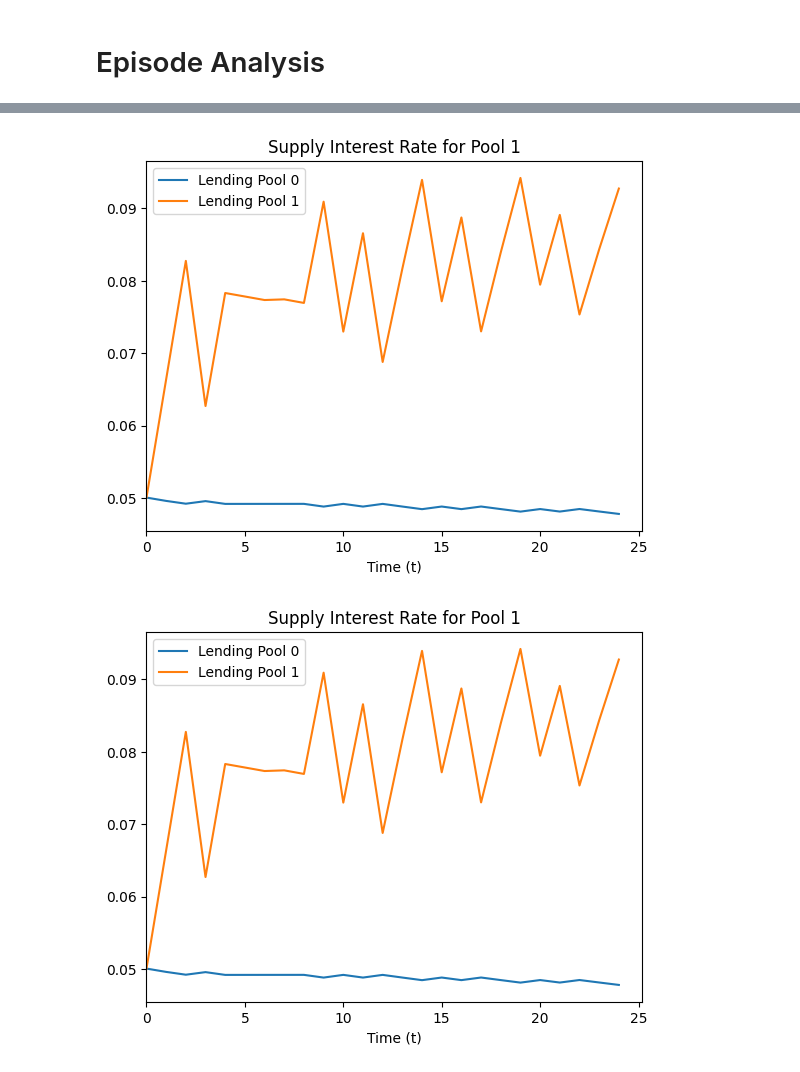
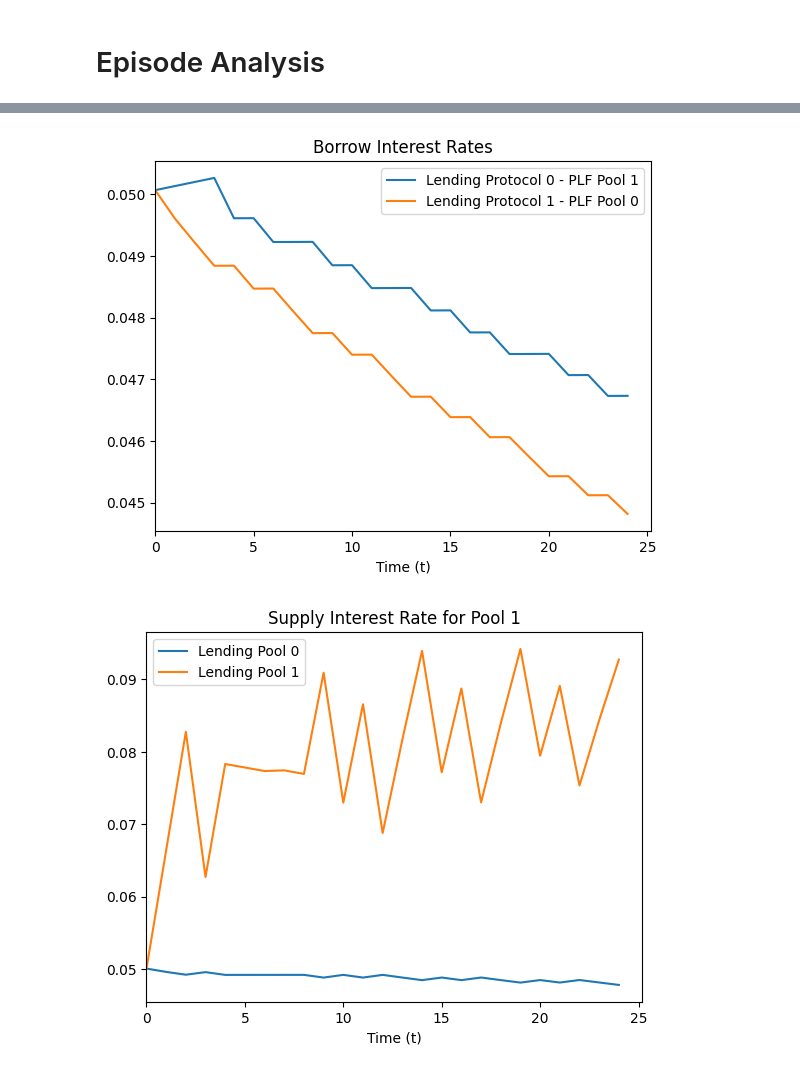
Before and after one commit to buehrerc/MAAC-auto-gov, a Jupyter notebook: analysis/generate_plots.ipynb, the cells around one changed output, grey strips where cells are left out. Saved outputs shown, nothing was run; the diff lists cells and outputs as text; code cells hidden in the pictures.

```diff
--- a/analysis/generate_plots.ipynb
+++ b/analysis/generate_plots.ipynb
@@ -146,20 +142,22 @@ Index(['agent0/lp_0_pool_0/total_supply_token',
 # %%
 fig, ax = plt.subplots()
 
-df_plot = df[['agent0/lp_0_pool_0/borrow_interest_rate', 'agent0/lp_0_pool_1/borrow_interest_rate']].copy(deep=True)
-df_plot.columns = ['Lending Pool 0', 'Lending Pool 1']
+# df_plot = df[['agent0/lp_0_pool_0/borrow_interest_rate', 'agent0/lp_0_pool_1/borrow_interest_rate', 'agent0/lp_1_pool_0/borrow_interest_rate', 'agent0/lp_1_pool_1/borrow_interest_rate']].copy(deep=True)
+# df_plot.columns = ['Lending Protocol 0 - PLF Pool 0', 'Lending Protocol 0 - PLF Pool 1', 'Lending Protocol 1 - PLF Pool 0', 'Lending Protocol 1 - PLF Pool 1',]
+df_plot = df[['agent0/lp_0_pool_1/borrow_interest_rate', 'agent0/lp_1_pool_0/borrow_interest_rate']].copy(deep=True)
+df_plot.columns = ['Lending Protocol 0 - PLF Pool 1', 'Lending Protocol 1 - PLF Pool 0',]
 df_plot.plot(ax=ax)
-ax.set_title("Supply Interest Rate for Pool 1")
+ax.set_title("Borrow Interest Rates")
 ax.set(xlabel="Time (t)")
 ax.set_xlim(0,None)
 
 fig.savefig(f"./plots/session_{session_id}_borrow_interest_rate")
 
 # ax2 = ax1.twinx()
 # df['agent0/lp_0_pool_1/agent_2_supply'].plot(ax=ax2, colormap='cool')
 # df['agent0/lp_1_pool_1/agent_2_supply'].plot(ax=ax2, colormap='hot')
 # %% [output]
-[figure, old version]
+[figure, new version]
 # %%
 fig, ax = plt.subplots()
 
```
Also changed, not shown: parts of 5 cells of this notebook, 7 other files.
